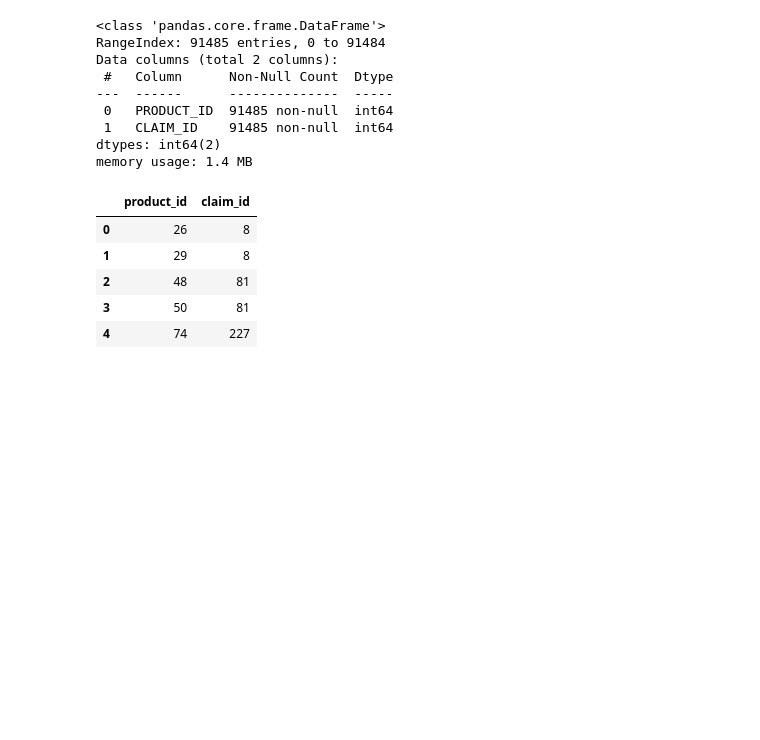
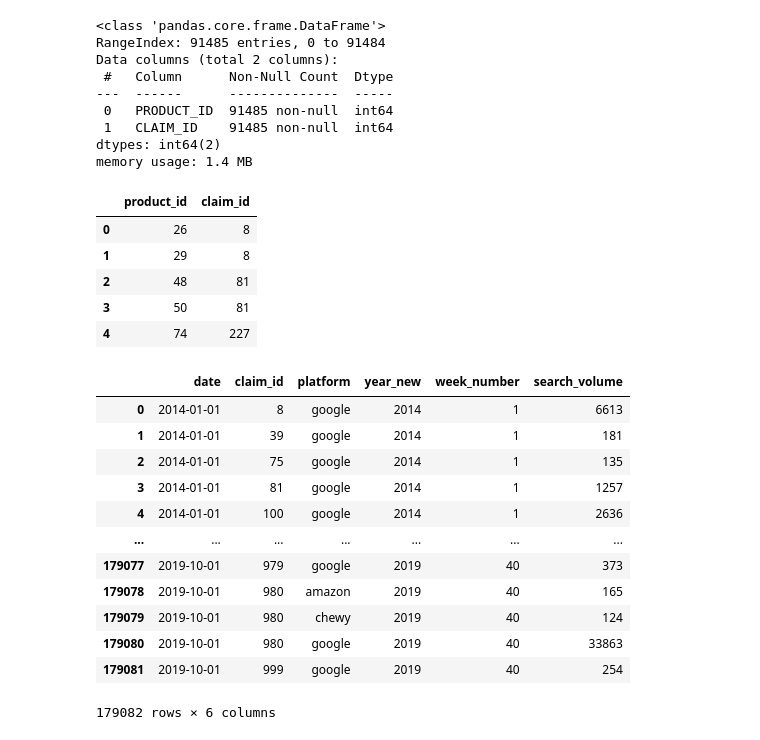
Before and after one commit to AnilKumarPappu/Case_study, a Jupyter notebook: notebooks/dev/Priyank/02_data_cleaning.ipynb, the cells around one changed output. Cells and saved outputs as stored; diff of their text form; code cells hidden in the pictures; blank space fills up the shorter version.

```diff
--- a/notebooks/dev/Priyank/02_data_cleaning.ipynb
+++ b/notebooks/dev/Priyank/02_data_cleaning.ipynb
@@ -425,3 +424,19 @@ theme_product_clean.head()
 | 4 | 74 | 227 |
 # %%
 save_dataset(context, theme_product_clean, 'cleaned/theme_product_list')
+# %%
+g_search_clean
+# %% [output]
+|  | date | claim_id | platform | year_new | week_number | search_volume |
+| 0 | 2014-01-01 | 8 | google | 2014 | 1 | 6613 |
+| 1 | 2014-01-01 | 39 | google | 2014 | 1 | 181 |
+| 2 | 2014-01-01 | 75 | google | 2014 | 1 | 135 |
+| 3 | 2014-01-01 | 81 | google | 2014 | 1 | 1257 |
+| 4 | 2014-01-01 | 100 | google | 2014 | 1 | 2636 |
+| ... | ... | ... | ... | ... | ... | ... |
+| 179077 | 2019-10-01 | 979 | google | 2019 | 40 | 373 |
+| 179078 | 2019-10-01 | 980 | amazon | 2019 | 40 | 165 |
+| 179079 | 2019-10-01 | 980 | chewy | 2019 | 40 | 124 |
+| 179080 | 2019-10-01 | 980 | google | 2019 | 40 | 33863 |
+| 179081 | 2019-10-01 | 999 | google | 2019 | 40 | 254 |
+179082 rows × 6 columns
```
Also changed, not shown: parts of 27 cells of this notebook, 5 other files.
